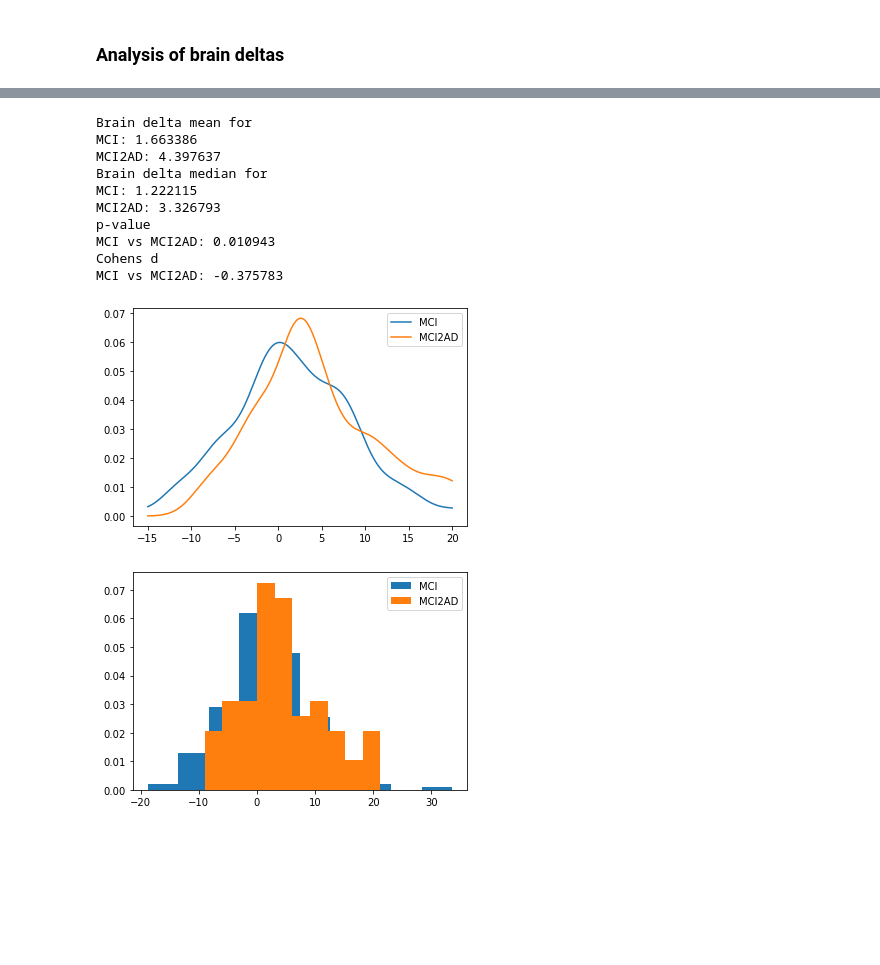
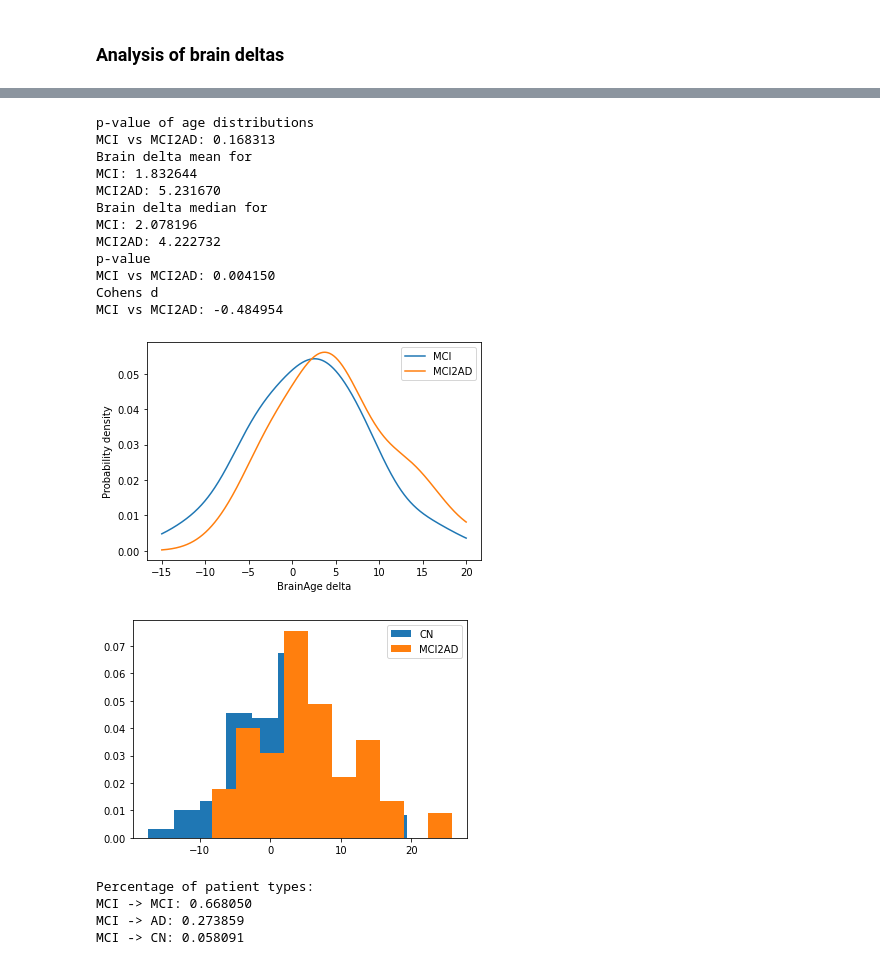
Before and after one commit to JGarciaCondado/ADNIBrainAge, a Jupyter notebook: jupyternotebooks/data_exploration.ipynb, the cells around one changed output, grey strips where cells are left out. Saved outputs shown, nothing was run; the diff lists cells and outputs as text; code cells hidden in the pictures; blank space fills up the shorter version.

```diff
--- a/jupyternotebooks/data_exploration.ipynb
+++ b/jupyternotebooks/data_exploration.ipynb
@@ -105,0 +142,7 @@ for i, site in enumerate(sites):
+# %%
+def optimize_sampling(sampling_strategy, samples, target_dist, thr_pval, **kwargs):
+    for sample_size in range(len(samples), 0, -1):
+        new_samples = sampling_strategy(samples, sample_size, **kwargs)
+        hstat, pval = kruskal(new_samples, target_dist)
+        if pval > thr_pval:
+            return new_samples, sample_size
@@ -106,3 +240,15 @@ for i, site in enumerate(sites):
+# %%
+df_cn = df_full[df_full['DIAGNOSIS']==1.0]
+ages = df_cn['AGE'].to_numpy()
+rids = df_cn['RID'].to_numpy()
+# Add some noise so that all the ages are different
+ages_noise = ages+np.random.normal(0, 0.01, len(ages))
+cutoffage = np.mean(ages_noise)
+new_samples, sample_size = optimize_sampling(remove_young_subsampling, ages_noise, ad_age, 0.1, cutoffage=cutoffage)
+ages_loc = [np.where(age == ages_noise)[0][0] for age in new_samples]
+rid_keep = rids[ages_loc]
+remove_ids = [rid for rid in rids if not rid in rid_keep]
+df_full = df_full[~df_full['RID'].isin(remove_ids)]
 # %% [markdown]
 ### Analysis on control
 # %%
@@ -110,8 +256,8 @@ for i, site in enumerate(sites):
 df_controls = df_full[df_full['TYPECONVERSOR']==1.0]
 
 # Mark features to use
-features = ['Brain_norm', 'GM_norm', 'WM_norm',
-        'vscf_norm', 'pgrey_norm', 'Thalmus', 'Caudate', 'Putamen', 'Palidum',
+features = ['Brain_size', 'GM', 'WM', 'vscf', 'pgrey',
+        'Thalmus', 'Caudate', 'Putamen', 'Palidum',
         'Hippo', 'Amygdala', 'Accumbens', 'Brainstem']
 # %%
 # Explor variability of features by site
@@ -162,6 +310,6 @@ plt.tight_layout()
 # %%
 # Generate train and test partitions
-X_train, X_test, Y_train, Y_test = train_test_split(X, Y, test_size=0.15, random_state=0)
+X_train, X_test, Y_train, Y_test = train_test_split(X, Y, test_size=0.25, random_state=0)
 
 # Data normalization
 transformer = StandardScaler().fit(X_train)  # fit() learns mean and std parameters
@@ -458,6 +655,13 @@ df_mci = df_full[df_full['TYPECONVERSOR']==2.0]
 df_mci2ad = df_full[df_full['TYPECONVERSOR']==5.0]
 delta_brain_mci2ad = df_mci2ad['BrainDelta'].to_numpy()
 delta_brain_mci = df_mci['BrainDelta'].to_numpy()
+
+# Check p-values between groups for age not different
+mci_age_noconv = df_mci['AGE'].to_numpy()
+mci_age_conv = df_mci2ad['AGE'].to_numpy()
+print('p-value of age distributions')
+hstat_noconvvsconv_age, pval_noconvvsconv_age = kruskal(mci_age_noconv, mci_age_conv)
+print('MCI vs MCI2AD: %f' % pval_noconvvsconv_age)
 
 # Obtain mean and medians for each
 print('Brain delta mean for')
@@ -466,42 +670,60 @@ print('MCI2AD: %f' % np.mean(delta_brain_mci2ad))
 print('Brain delta median for')
 print('MCI: %f' % np.median(delta_brain_mci))
 print('MCI2AD: %f' % np.median(delta_brain_mci2ad))
 
 # Calculate t-test
 print('p-value')
-tstat_mci2ad, pval_mci2ad = ttest_ind(delta_brain_mci, delta_brain_mci2ad)
+hstat_mci2ad, pval_mci2ad = kruskal(delta_brain_mci, delta_brain_mci2ad)
 print('MCI vs MCI2AD: %f' % pval_mci2ad)
 
 # Calculate cohen's d size
 print('Cohens d')
 cohend_mci2ad = cohen_d(delta_brain_mci, delta_brain_mci2ad)
 print('MCI vs MCI2AD: %f' % cohend_mci2ad)
 
 # Plot kernel density estimates
-kde_mci = KernelDensity(kernel="gaussian", bandwidth=2).fit(delta_brain_mci[:, np.newaxis])
+kde_mci = KernelDensity(kernel="gaussian", bandwidth=3).fit(delta_brain_mci[:, np.newaxis])
 log_dens_mci = kde_mci.score_samples(X_plot)
 plt.plot(X_plot[:, 0], np.exp(log_dens_mci), label='MCI')
-kde_ad = KernelDensity(kernel="gaussian", bandwidth=2).fit(delta_brain_mci2ad[:, np.newaxis])
+kde_ad = KernelDensity(kernel="gaussian", bandwidth=3).fit(delta_brain_mci2ad[:, np.newaxis])
 log_dens_ad = kde_ad.score_samples(X_plot)
 plt.plot(X_plot[:, 0], np.exp(log_dens_ad), label='MCI2AD')
+plt.xlabel('BrainAge delta')
+plt.ylabel('Probability density')
 plt.legend()
 plt.show()
 
 # Plot histograms
-plt.hist(delta_brain_mci, label='MCI', density=True)
+plt.hist(delta_brain_mci, label='CN', density=True)
 plt.hist(delta_brain_mci2ad, label='MCI2AD', density=True)
 plt.legend()
 plt.show()
 # %% [output]
+p-value of age distributions
+MCI vs MCI2AD: 0.168313
 Brain delta mean for
-MCI: 1.663386
-MCI2AD: 4.397637
+MCI: 1.832644
+MCI2AD: 5.231670
 Brain delta median for
-MCI: 1.222115
-MCI2AD: 3.326793
+MCI: 2.078196
+MCI2AD: 4.222732
 p-value
-MCI vs MCI2AD: 0.010943
+MCI vs MCI2AD: 0.004150
 Cohens d
-MCI vs MCI2AD: -0.375783
+MCI vs MCI2AD: -0.484954
-[figure, old version]
+[figure, new version]
-[figure, old version]
+[figure, new version]
+# %%
+total_mci = len(df_full[df_full['DIAGNOSIS']==2.0])
+mci_noconv = len(df_full[df_full['TYPECONVERSOR']==2.0])
+mci_conv = len(df_full[df_full['TYPECONVERSOR']==5.0])
+mci_reverse = len(df_full[df_full['TYPECONVERSOR']==7.0])
+print('Percentage of patient types:')
+print('MCI -> MCI: %f' % (mci_noconv/total_mci))
+print('MCI -> AD: %f' % (mci_conv/total_mci))
+print('MCI -> CN: %f' % (mci_reverse/total_mci))
+# %% [output]
+Percentage of patient types:
+MCI -> MCI: 0.668050
+MCI -> AD: 0.273859
+MCI -> CN: 0.058091
```
Also changed, not shown: parts of 31 cells of this notebook.
